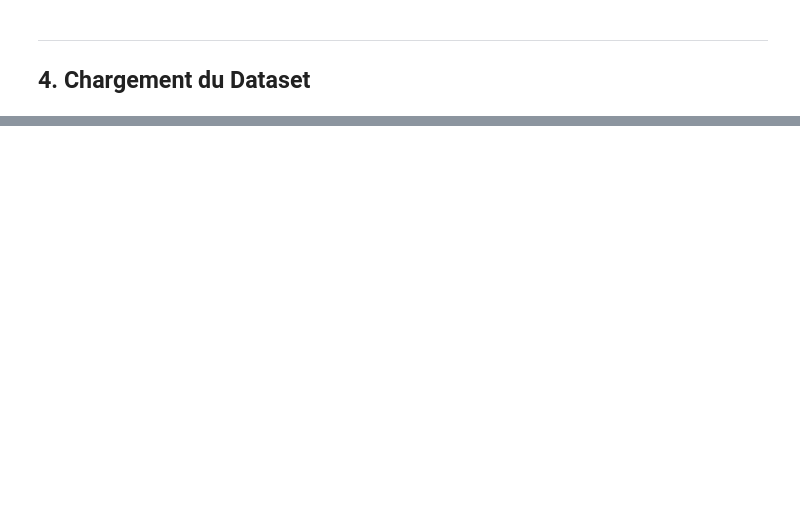
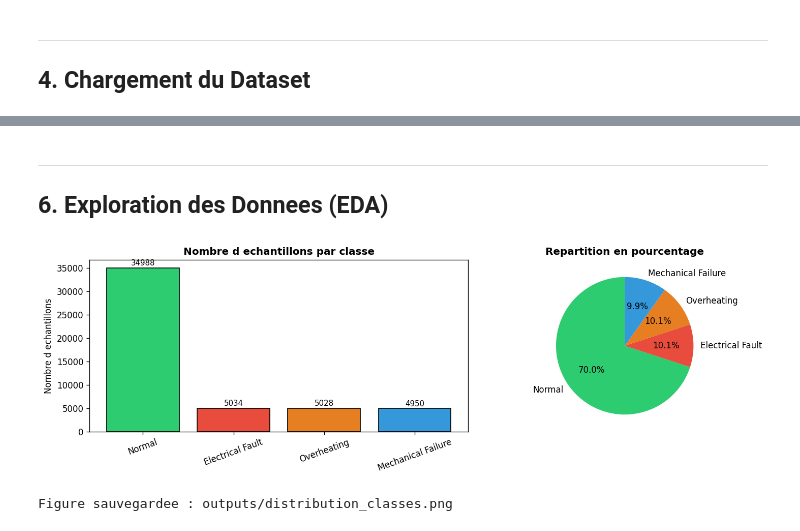
Before and after one commit to Jinzo03/MachineLearning_PFA, a Jupyter notebook: dc_motor_fault_diagnosis.ipynb, the cells around one changed output, grey strips where cells are left out. Cells and saved outputs as stored; diff of their text form; code cells hidden in the pictures; blank space fills up the shorter version.

```diff
--- a/dc_motor_fault_diagnosis.ipynb
+++ b/dc_motor_fault_diagnosis.ipynb
@@ -748,0 +131,16 @@ Encodage LabelEncoder + Normalisation StandardScaler
+# %%
+df = df_raw.copy()
+
+# Construction du label : NaN -> "Normal"
+df["Label"] = df.apply(
+    lambda row: "Normal" if row["Fault_Status"] == 0 else str(row["Fault_Type"]),
+    axis=1
+)
+
+# Verification : plus aucun NaN
+assert df["Label"].isnull().sum() == 0, "Des NaN subsistent dans Label !"
+
+print("Distribution des classes :")
+print(df["Label"].value_counts().to_string())
+print()
+print(f"Aucun NaN dans Label : OK")
@@ -748,0 +156,31 @@ Encodage LabelEncoder + Normalisation StandardScaler
+# %% [markdown]
+---
+## 6. Exploration des Donnees (EDA)
+# %%
+label_counts = df["Label"].value_counts()
+
+fig, axes = plt.subplots(1, 2, figsize=(13, 4))
+colors = ["#2ecc71", "#e74c3c", "#e67e22", "#3498db"]
+
+# Bar chart
+bars = axes[0].bar(label_counts.index, label_counts.values,
+                   color=colors[:len(label_counts)], edgecolor="black")
+axes[0].set_title("Nombre d echantillons par classe", fontweight="bold")
+axes[0].set_ylabel("Nombre d echantillons")
+axes[0].tick_params(axis="x", rotation=20)
+for bar, val in zip(bars, label_counts.values):
+    axes[0].text(bar.get_x() + bar.get_width()/2, bar.get_height() + 200,
+                 str(val), ha="center", va="bottom", fontsize=9)
+
+# Pie chart
+axes[1].pie(label_counts, labels=label_counts.index, autopct="%1.1f%%",
+            colors=colors[:len(label_counts)], startangle=90)
+axes[1].set_title("Repartition en pourcentage", fontweight="bold")
+
+plt.tight_layout()
+plt.savefig(os.path.join(OUTPUT_DIR, "distribution_classes.png"), dpi=150, bbox_inches="tight")
+plt.show()
+print(f"Figure sauvegardee : {OUTPUT_DIR}/distribution_classes.png")
+# %% [output]
+[figure, added]
+Figure sauvegardee : outputs/distribution_classes.png
```
Also changed, not shown: parts of 57 cells of this notebook, 12 other files.
